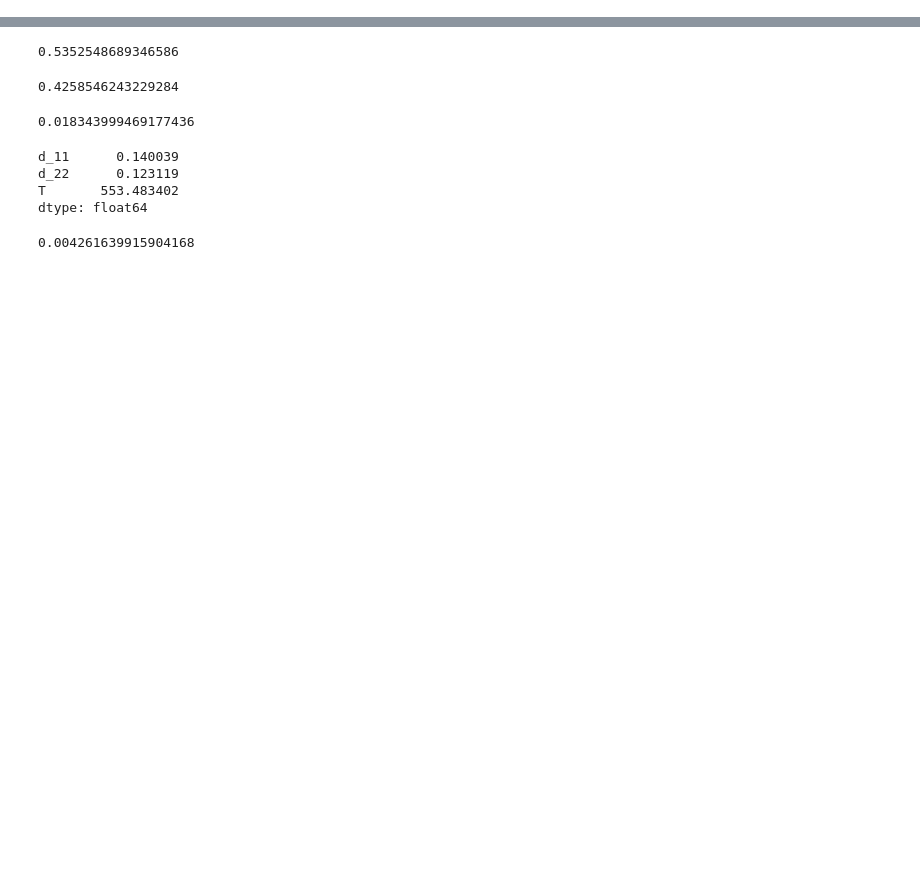
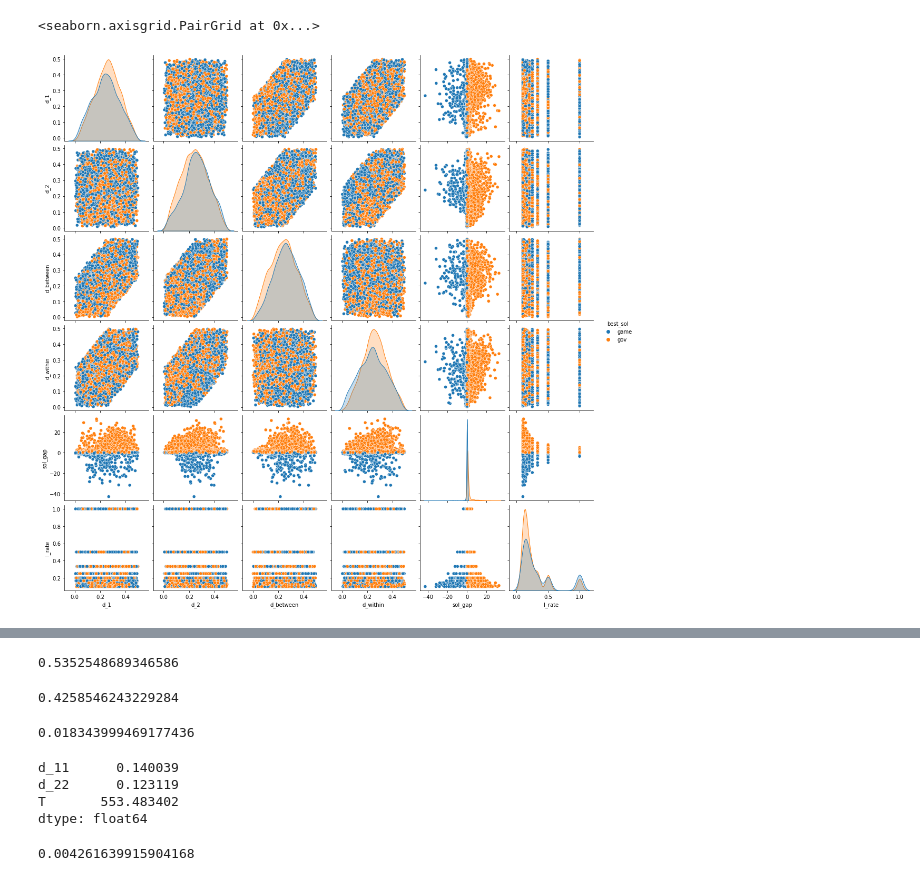
Before and after one commit to daniel-ablin/Thesis, a Jupyter notebook: test analysis.ipynb, the cells around one changed output, grey strips where cells are left out. Drawn from its saved outputs; the diff is of its cells as text; code cells hidden in the pictures; blank space fills up the shorter version.

```diff
--- a/test analysis.ipynb
+++ b/test analysis.ipynb
@@ -6,4 +10,20 @@ import seaborn as sns
 # %%
 l = [file_name for file_name in os.listdir() if os.path.splitext(file_name)[1] == '.pickle']
+groups = 2
 
-base = pd.concat([pd.read_pickle(path) for path in l], axis=0).reset_index(drop=True)
+base = pd.concat([pd.read_pickle(path) for path in l], axis=0)
+base = base[base['l'].apply(lambda x: (x!=0).all())].reset_index(drop=True)
+
+for col in ['sol', 'sol_gov']:
+    base = pd.concat([base.drop(col, axis=1), pd.json_normalize(base[col]).add_suffix('_' + col)], axis=1)
+
+for col in ['cost_sol', 'cost_sol_gov']:
+    base[col] = base[col].apply(lambda x: x.flatten())
+    base[col] = pd.DataFrame(base[col].to_list()).sum(axis=1)
+
+base[['d_11', 'd_12', 'd_21', 'd_22']] = pd.DataFrame(np.array(base['d'].to_list()).reshape(base.shape[0], groups**2))
+base[['l_1', 'l_2']] = pd.DataFrame(np.array(base['l'].to_list()).reshape(base.shape[0], groups))
+
+base['sol_gap'] = base['cost_sol'] - base['cost_sol_gov']
+
+base['best_sol'] = base.apply(lambda row: 'gov' if row['cost_sol_gov'] < row['cost_sol'] else 'game', axis=1)
@@ -17,7 +30,12 @@ for col in ['cost_sol', 'cost_sol_gov']:
-# %%
-base[['d_11', 'd_12', 'd_21', 'd_22']] = pd.DataFrame(np.array(base['d'].to_list()).reshape(base.shape[0], 4))
 # %%
-base = base.query('msg_sol == "found solution" & msg_sol_gov == "found solution"').reset_index(drop=True)
+base['d_between'] = 0
+base['d_within'] = 0
+for p in range(1,groups+1):
+    base.eval(f'd_{p} = d_{p}1 + d_{p}2', inplace=True)
+    for p2 in range(1,groups+1):
+        if p == p2:
+            base['d_between'] += base[f'd_{p}{p2}']
+        else:
+            base['d_within'] += base[f'd_{p}{p2}']
+
+base['l_rate'] = base['l_1'] / base['l_2']
-# %%
-base.cost_sol = base.cost_sol.apply(lambda x: x.sum())
-base.cost_sol_gov = base.cost_sol_gov.apply(lambda x: x.sum())
@@ -41,0 +71,6 @@ base.query('cost_sol_gov > cost_sol & msg_sol_gov == "found solution"')
+# %%
+columns = ['d_1', 'd_2', 'd_between', 'd_within', 'best_sol', 'sol_gap', 'l_rate']
+sns.pairplot(base[columns], hue='best_sol')
+# %% [output]
+<seaborn.axisgrid.PairGrid at 0x...>
+[figure, added]
```
Also changed, not shown: parts of 15 cells of this notebook, 1 other file.
